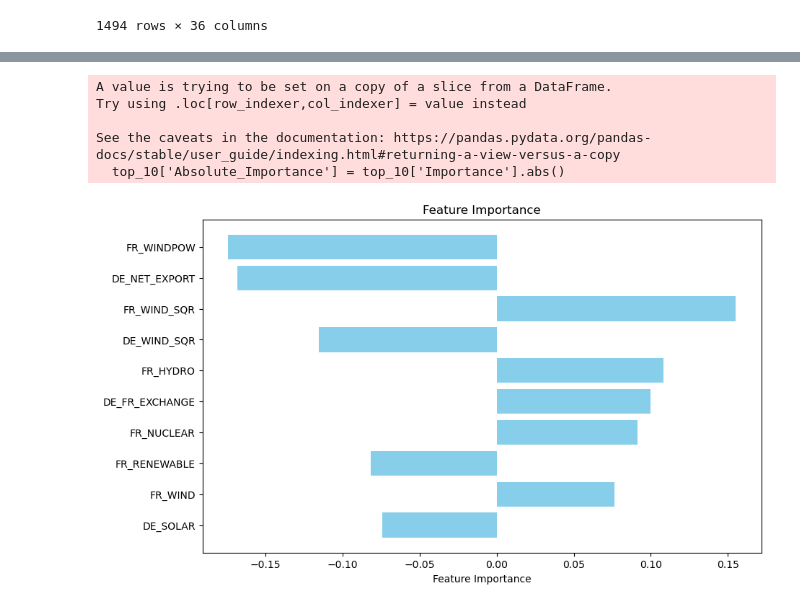
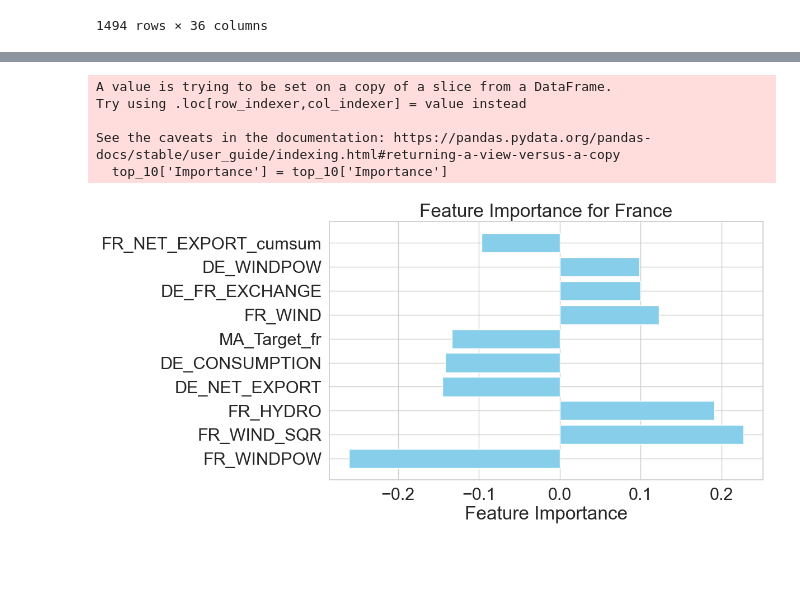
Before and after one commit to alexandra-pricop/EnsembleLearning, a Jupyter notebook: XGBoost.ipynb, the cells around one changed output, grey strips where cells are left out. Cells and saved outputs as stored; diff of their text form; code cells hidden in the pictures; blank space fills up the shorter version.

```diff
--- a/XGBoost.ipynb
+++ b/XGBoost.ipynb
@@ -82,7 +84,7 @@ x_train_imputed.drop(['ID', 'DE_NET_IMPORT', 'FR_NET_IMPORT', 'FR_TEMP'], axis =
 
 y_train.drop('ID', axis = 1, inplace = True)
 # %%
-columns_to_exclude = ['DAY_ID', 'COUNTRY']
+columns_to_exclude = ['DAY_ID', 'COUNTRY_FR', 'COUNTRY_DE']
 
 columns_to_standardize = [col for col in x_train_imputed.columns if col not in columns_to_exclude]
 scaler = StandardScaler()
@@ -89,0 +111,18 @@ x_train_imputed[columns_to_standardize] = scaler.fit_transform(x_train_imputed[c
+# %%
+y_ma_fr = y_train_fr['TARGET'].shift(1).rolling(window=5, min_periods=1).mean()
+y_ma_de = y_train_de['TARGET'].shift(1).rolling(window=5, min_periods=1).mean()
+
+y_ma_fr = y_ma_fr.rename('MA_Target_fr')
+y_ma_de = y_ma_de.rename('MA_Target_de')
+
+X_train_FR = pd.concat([fr_x_train, y_ma_fr], axis=1)
+X_train_DE = pd.concat([de_x_train, y_ma_de], axis=1)
+
+X_train_FR = X_train_FR[1:]
+X_train_DE = X_train_DE[1:]
+
+y_train_fr = y_train_fr[1:]
+y_train_de = y_train_de[1:]
+
+X_train_DE.drop(columns = ['COUNTRY_FR', 'COUNTRY_DE'], inplace = True)
+X_train_FR.drop(columns = ['COUNTRY_FR', 'COUNTRY_DE'], inplace = True)
@@ -102,11 +142,11 @@ Average MAE : 0.5948243045049852
 # %%
-xgb_reg.fit(x_train_imputed, y_train)
+xgb_reg.fit(X_train_DE, y_train_de)
 booster = xgb_reg.get_booster()
 importance_dict = booster.get_fscore()
 sorted_importances = sorted(importance_dict.items(), key=lambda x: abs(x[1]), reverse=True)
 
 # Create a DataFrame with sorted feature importances
 feature_importance_df = pd.DataFrame(sorted_importances, columns=['Feature', 'Importance'])
-print("Feature Importances (Sorted by Absolute Value):")
+print("Feature Importances for Germany (Sorted by Absolute Value):")
 print(feature_importance_df.to_string())
 # %% [output]
@@ -129,0 +237,10 @@ Feature Importances (Sorted by Absolute Value):
+# %%
+xgb_reg.fit(X_train_FR, y_train_fr)
+booster = xgb_reg.get_booster()
+importance_dict = booster.get_fscore()
+sorted_importances = sorted(importance_dict.items(), key=lambda x: abs(x[1]), reverse=True)
+
+# Create a DataFrame with sorted feature importances
+feature_importance_df = pd.DataFrame(sorted_importances, columns=['Feature', 'Importance'])
+print("Feature Importances for France (Sorted by Absolute Value):")
+print(feature_importance_df.to_string())
@@ -130,21 +265,22 @@ Feature Importances (Sorted by Absolute Value):
 # %%
 top_10 = feature_importance_df[:10]
-top_10['Absolute_Importance'] = top_10['Importance'].abs()
-sorted_importances = top_10.sort_values(by='Absolute_Importance', ascending=True)
+
+# Assign absolute values to the 'Importance' column
+top_10['Importance'] = top_10['Importance']
 
 # Create a bar plot
 plt.figure(figsize=(10, 6))
-plt.barh(sorted_importances['Feature'], sorted_importances['Importance'], color='skyblue')
+plt.barh(top_10['Feature'], top_10['Importance'], color='skyblue')
 plt.xlabel('Feature Importance')
-plt.title('Feature Importance')
+plt.title('Feature Importance for France')
 plt.show()
 # %% [output]
 A value is trying to be set on a copy of a slice from a DataFrame.
 Try using .loc[row_indexer,col_indexer] = value instead
 
 See the caveats in the documentation: https://pandas.pydata.org/pandas-docs/stable/user_guide/indexing.html#returning-a-view-versus-a-copy
-  top_10['Absolute_Importance'] = top_10['Importance'].abs()
+  top_10['Importance'] = top_10['Importance']
-[figure, old version]
+[figure, new version]
 # %%
 mse_scores_per_k = []
 sorted_importances = sorted(importance_dict.items(), key=lambda x: abs(x[1]), reverse=True)
```
Also changed, not shown: parts of 27 cells of this notebook.
